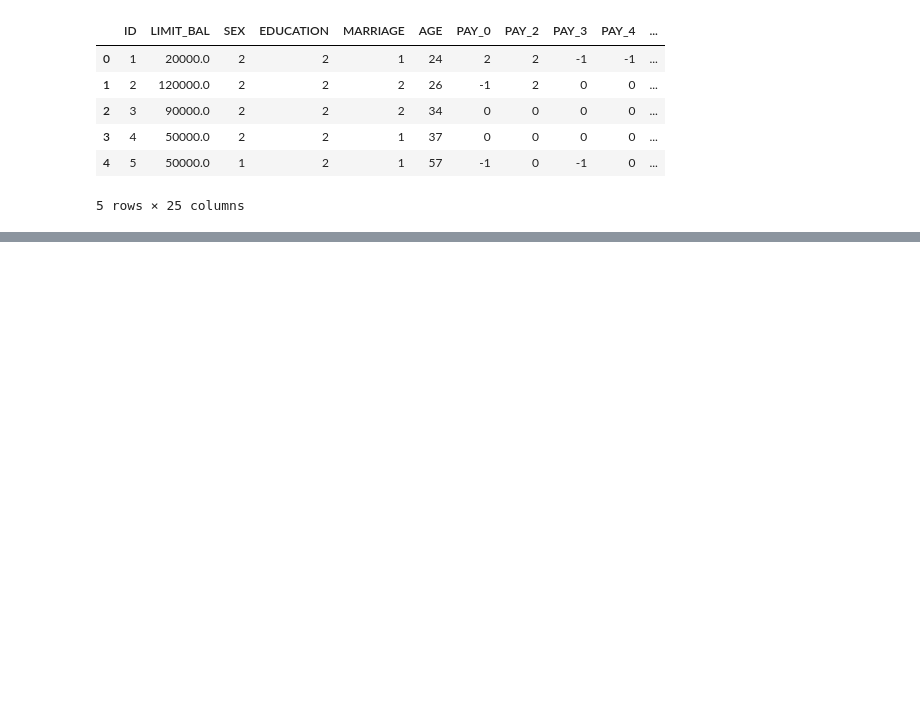
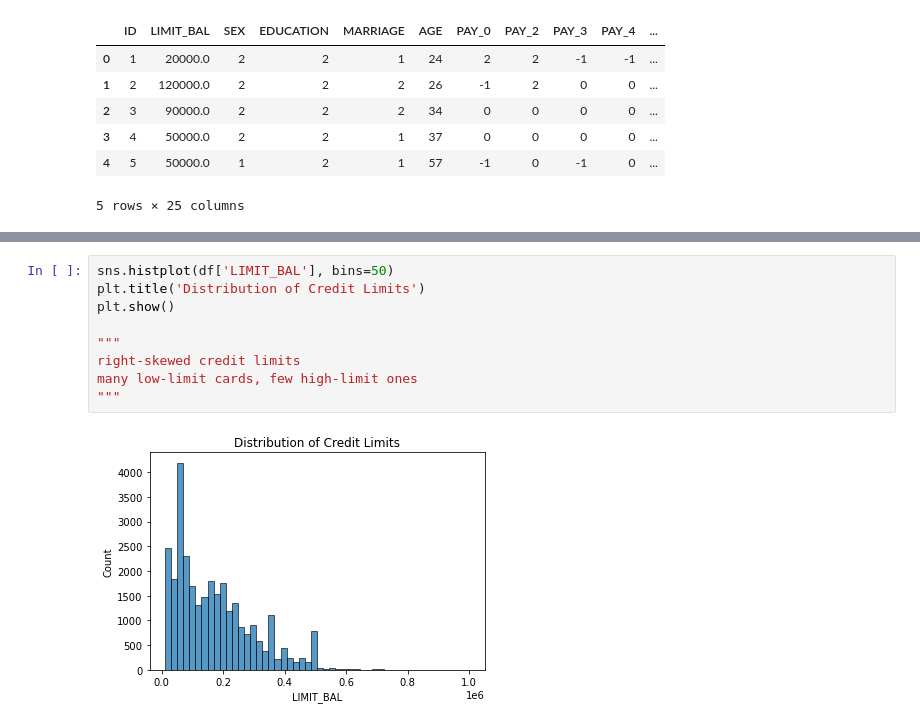
Before and after one commit to Aby-12/Credit-default-prediction-project, a Jupyter notebook: notebook.ipynb, the cells around one changed output, grey strips where cells are left out. Saved outputs shown, nothing was run; the diff lists cells and outputs as text; blank space fills up the shorter version.

```diff
--- a/notebook.ipynb
+++ b/notebook.ipynb
@@ -54,0 +171,11 @@ Warning: Looks like you're using an outdated `kagglehub` version, please conside
+# %%
+sns.histplot(df['LIMIT_BAL'], bins=50)
+plt.title('Distribution of Credit Limits')
+plt.show()
+
+"""
+right-skewed credit limits
+many low-limit cards, few high-limit ones
+"""
+# %% [output]
+[figure, added]
```
Also changed, not shown: parts of 40 cells of this notebook.
